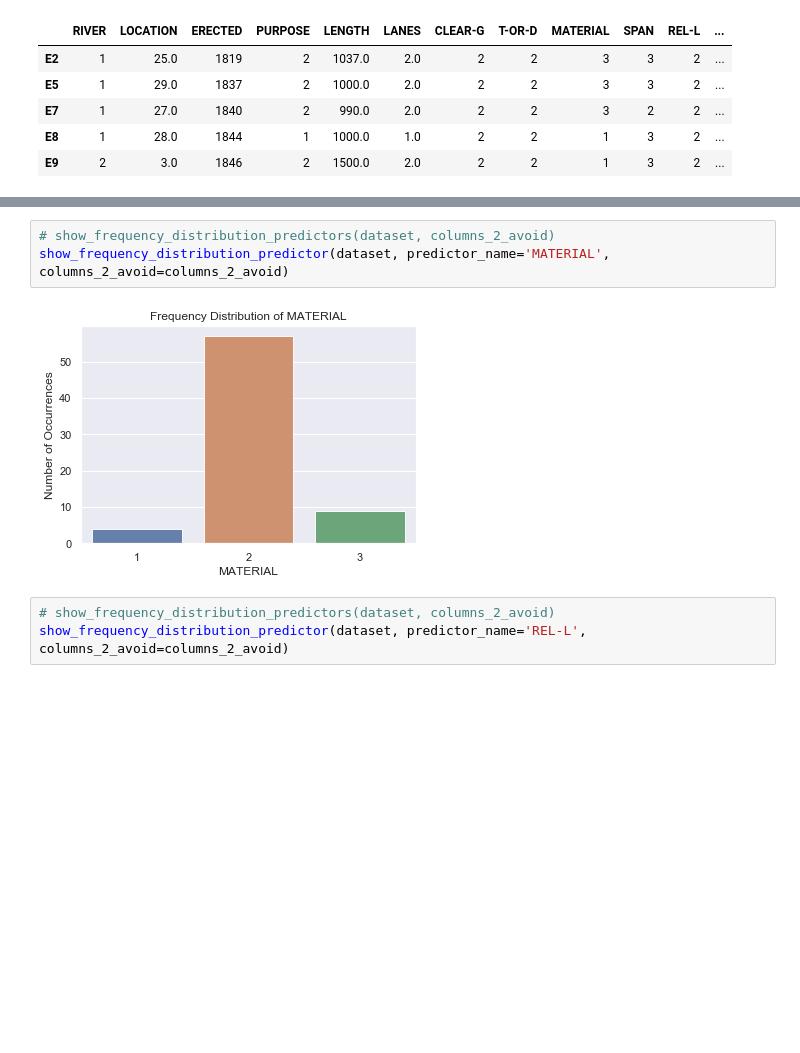
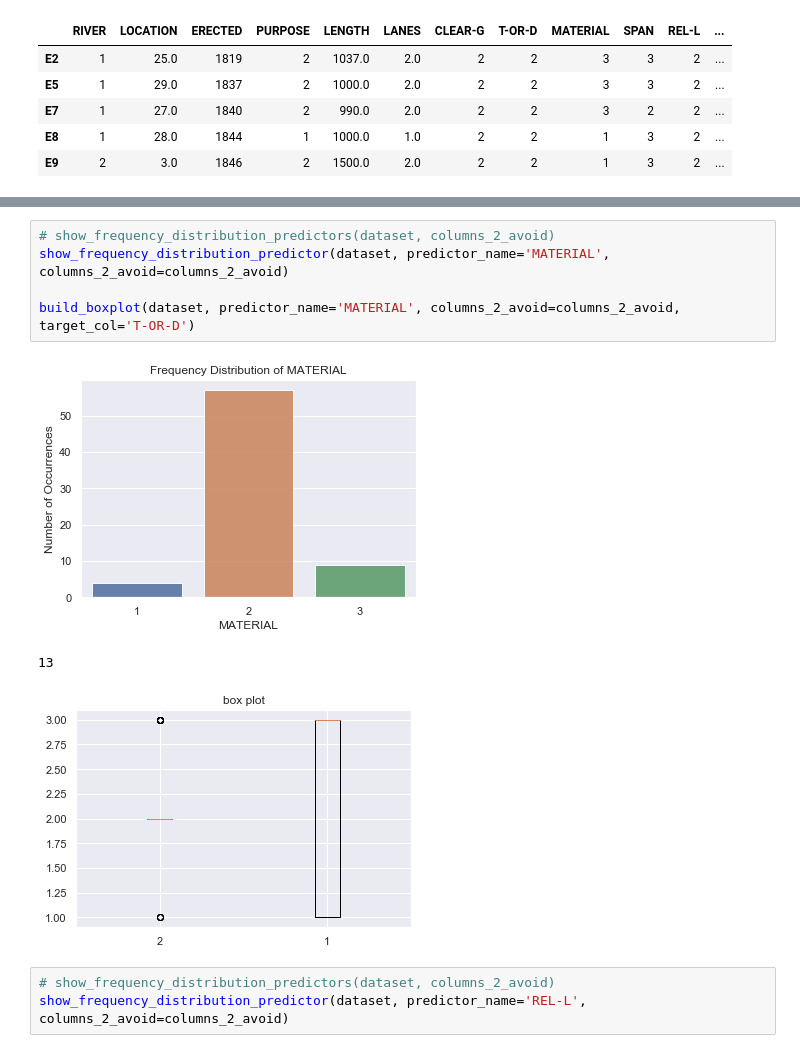
Before and after one commit to franec94/Pittsburgh-Bridge-Dataset, a Jupyter notebook: pittsburgh-bridges-data-set-analysis/Data Space Report (Official).ipynb, the cells around one changed output, grey strips where cells are left out. Cells and saved outputs as stored; diff of their text form; blank space fills up the shorter version.

```diff
--- a/pittsburgh-bridges-data-set-analysis/Data Space Report (Official).ipynb
+++ b/pittsburgh-bridges-data-set-analysis/Data Space Report (Official).ipynb
@@ -378,8 +373,12 @@ show_frequency_distribution_predictor(dataset, predictor_name='SPAN', columns_2_
 # %%
 # show_frequency_distribution_predictors(dataset, columns_2_avoid)
 show_frequency_distribution_predictor(dataset, predictor_name='MATERIAL', columns_2_avoid=columns_2_avoid)
+
+build_boxplot(dataset, predictor_name='MATERIAL', columns_2_avoid=columns_2_avoid, target_col='T-OR-D')
 # %% [output]
 [figure]
+13
+[figure, added]
 # %%
 # show_frequency_distribution_predictors(dataset, columns_2_avoid)
 show_frequency_distribution_predictor(dataset, predictor_name='REL-L', columns_2_avoid=columns_2_avoid)
```
Also changed, not shown: parts of 12 cells of this notebook, 1 other file.
